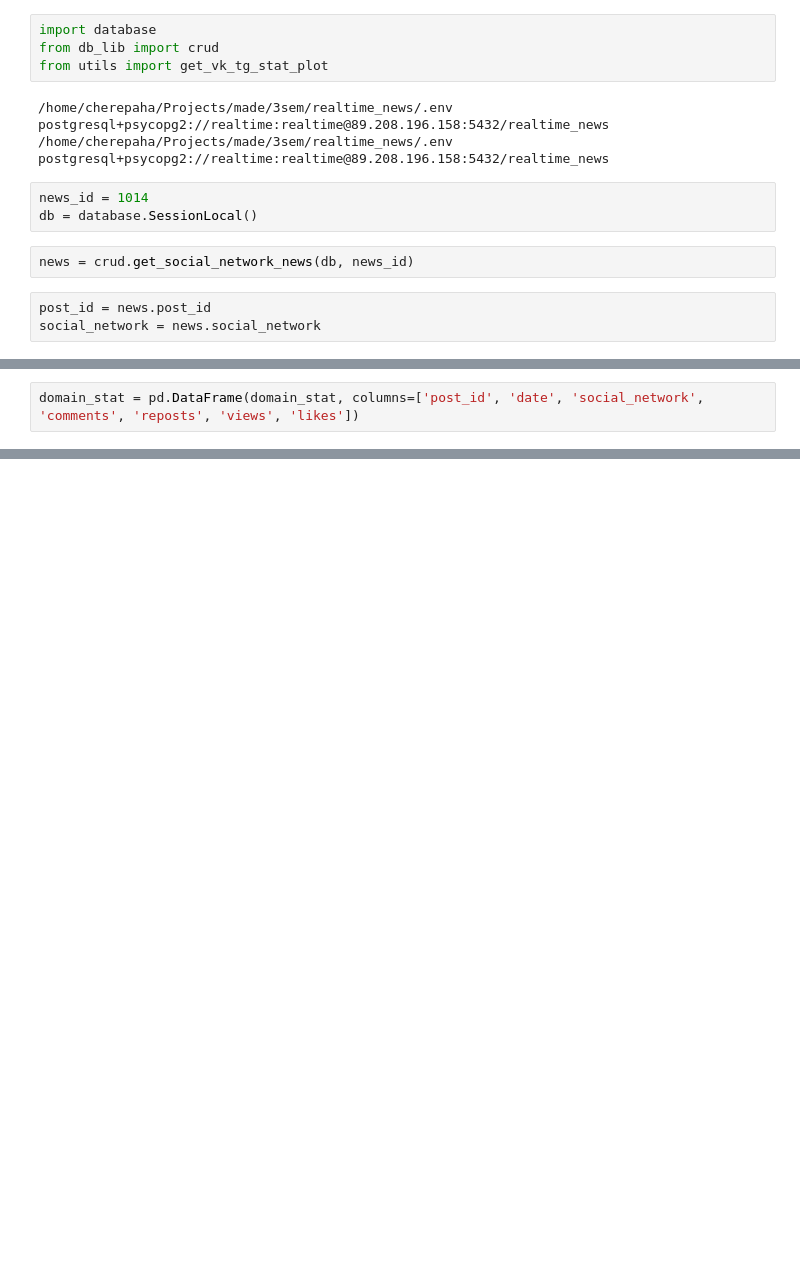
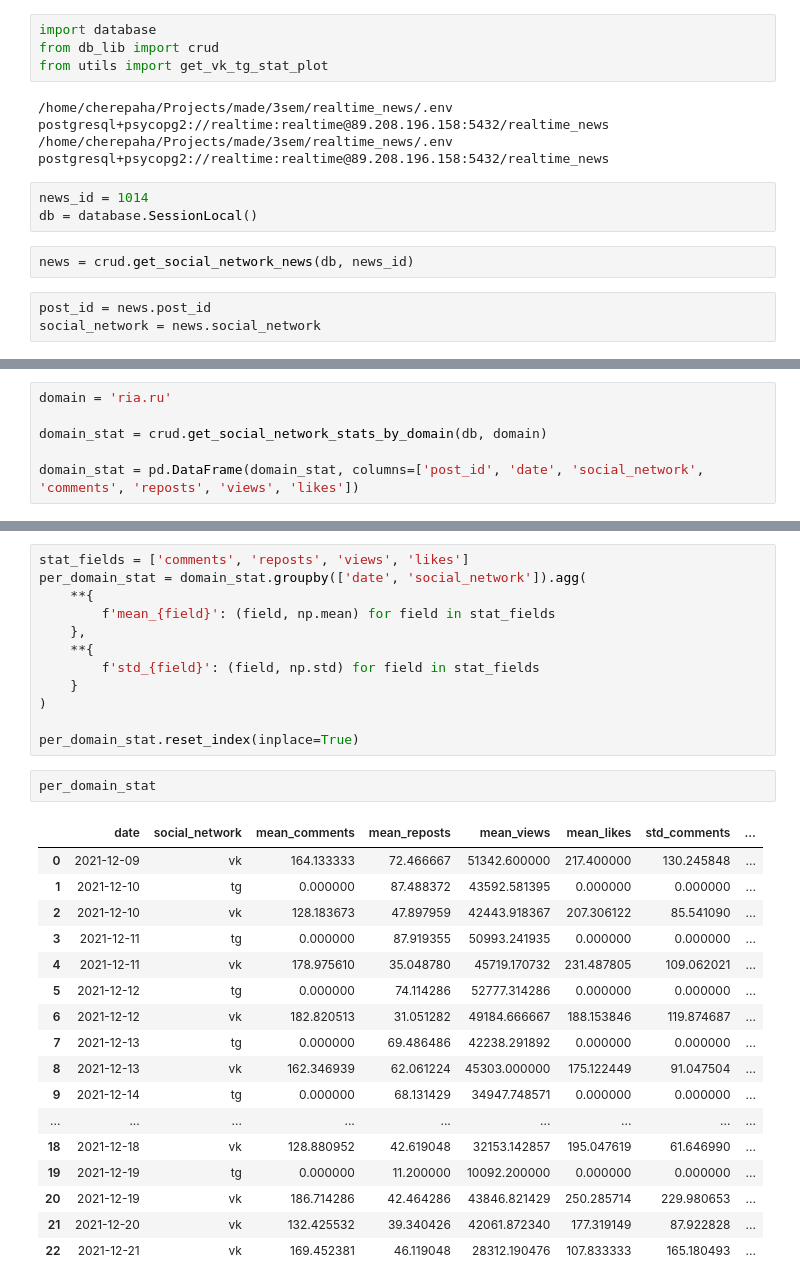
Before and after one commit to MADE-realtime/realtime_news, a Jupyter notebook: EDA/CheckCrud.ipynb, the cells around one changed output, grey strips where cells are left out. Saved outputs shown, nothing was run; the diff lists cells and outputs as text; blank space fills up the shorter version.

```diff
--- a/EDA/CheckCrud.ipynb
+++ b/EDA/CheckCrud.ipynb
@@ -125,2 +44,6 @@ domain_stat = get_social_network_stats_by_domain(db, domain)
 # %%
+domain = 'ria.ru'
+
+domain_stat = crud.get_social_network_stats_by_domain(db, domain)
+
 domain_stat = pd.DataFrame(domain_stat, columns=['post_id', 'date', 'social_network', 'comments', 'reposts', 'views', 'likes'])
@@ -135,0 +66,32 @@ array(['vk'], dtype=object)
+# %%
+stat_fields = ['comments', 'reposts', 'views', 'likes']
+per_domain_stat = domain_stat.groupby(['date', 'social_network']).agg(
+    **{
+        f'mean_{field}': (field, np.mean) for field in stat_fields
+    },
+    **{
+        f'std_{field}': (field, np.std) for field in stat_fields
+    }
+)
+
+per_domain_stat.reset_index(inplace=True)
+# %%
+per_domain_stat
+# %% [output]
+|  | date | social_network | mean_comments | mean_reposts | mean_views | mean_likes | std_comments | ... |
+| 0 | 2021-12-09 | vk | 164.133333 | 72.466667 | 51342.600000 | 217.400000 | 130.245848 | ... |
+| 1 | 2021-12-10 | tg | 0.000000 | 87.488372 | 43592.581395 | 0.000000 | 0.000000 | ... |
+| 2 | 2021-12-10 | vk | 128.183673 | 47.897959 | 42443.918367 | 207.306122 | 85.541090 | ... |
+| 3 | 2021-12-11 | tg | 0.000000 | 87.919355 | 50993.241935 | 0.000000 | 0.000000 | ... |
+| 4 | 2021-12-11 | vk | 178.975610 | 35.048780 | 45719.170732 | 231.487805 | 109.062021 | ... |
+| 5 | 2021-12-12 | tg | 0.000000 | 74.114286 | 52777.314286 | 0.000000 | 0.000000 | ... |
+| 6 | 2021-12-12 | vk | 182.820513 | 31.051282 | 49184.666667 | 188.153846 | 119.874687 | ... |
+| 7 | 2021-12-13 | tg | 0.000000 | 69.486486 | 42238.291892 | 0.000000 | 0.000000 | ... |
+| 8 | 2021-12-13 | vk | 162.346939 | 62.061224 | 45303.000000 | 175.122449 | 91.047504 | ... |
+| 9 | 2021-12-14 | tg | 0.000000 | 68.131429 | 34947.748571 | 0.000000 | 0.000000 | ... |
+| ... | ... | ... | ... | ... | ... | ... | ... | ... |
+| 18 | 2021-12-18 | vk | 128.880952 | 42.619048 | 32153.142857 | 195.047619 | 61.646990 | ... |
+| 19 | 2021-12-19 | tg | 0.000000 | 11.200000 | 10092.200000 | 0.000000 | 0.000000 | ... |
+| 20 | 2021-12-19 | vk | 186.714286 | 42.464286 | 43846.821429 | 250.285714 | 229.980653 | ... |
+| 21 | 2021-12-20 | vk | 132.425532 | 39.340426 | 42061.872340 | 177.319149 | 87.922828 | ... |
+| 22 | 2021-12-21 | vk | 169.452381 | 46.119048 | 28312.190476 | 107.833333 | 165.180493 | ... |
```
Also changed, not shown: parts of 14 cells of this notebook.
